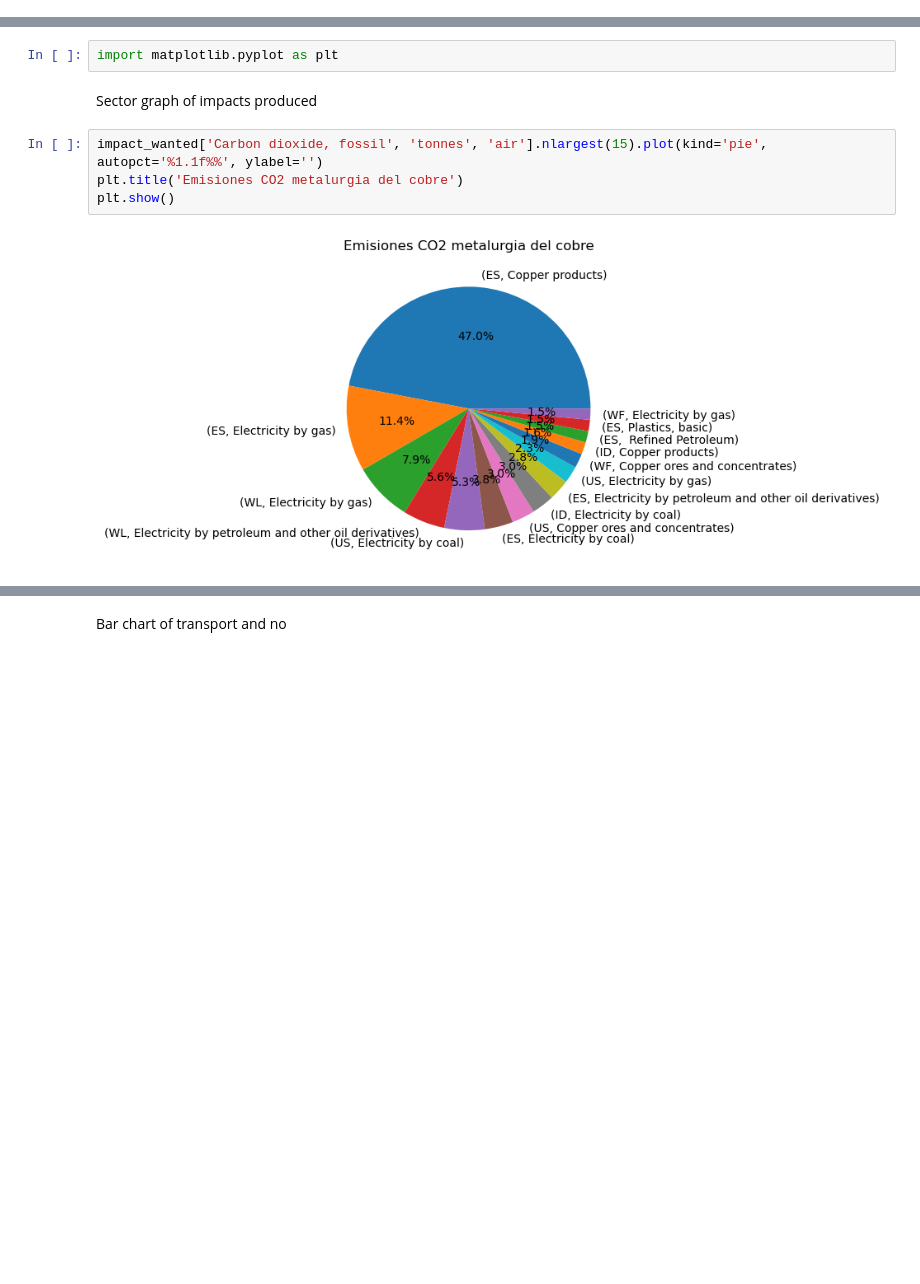
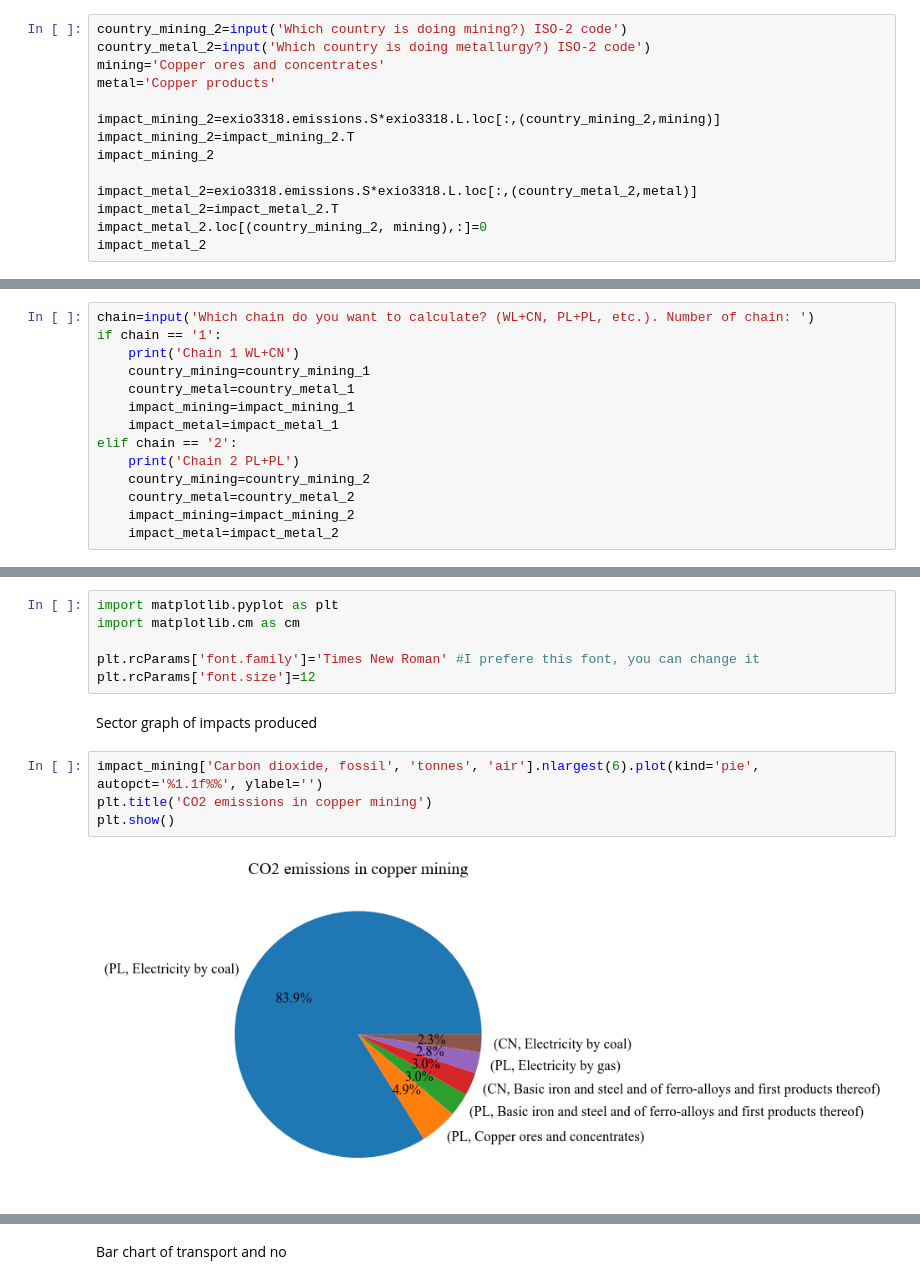
Before and after one commit to Martinez-Hernando/Exiobase_EU_ETS, a Jupyter notebook: Code_Exiobase_EU_ETS.ipynb, the cells around one changed output, grey strips where cells are left out. Saved outputs shown, nothing was run; the diff lists cells and outputs as text; blank space fills up the shorter version.

```diff
--- a/Code_Exiobase_EU_ETS.ipynb
+++ b/Code_Exiobase_EU_ETS.ipynb
@@ -356,0 +375,14 @@ impact_wanted.to_csv(f'{country}_{product}.txt', sep='\t', index=True, header=Tr
+# %%
+country_mining_2=input('Which country is doing mining?) ISO-2 code')
+country_metal_2=input('Which country is doing metallurgy?) ISO-2 code')
+mining='Copper ores and concentrates'
+metal='Copper products'
+
+impact_mining_2=exio3318.emissions.S*exio3318.L.loc[:,(country_mining_2,mining)]
+impact_mining_2=impact_mining_2.T
+impact_mining_2
+
+impact_metal_2=exio3318.emissions.S*exio3318.L.loc[:,(country_metal_2,metal)]
+impact_metal_2=impact_metal_2.T
+impact_metal_2.loc[(country_mining_2, mining),:]=0
+impact_metal_2
@@ -356,0 +441,14 @@ impact_wanted.to_csv(f'{country}_{product}.txt', sep='\t', index=True, header=Tr
+# %%
+chain=input('Which chain do you want to calculate? (WL+CN, PL+PL, etc.). Number of chain: ')
+if chain == '1':
+    print('Chain 1 WL+CN')
+    country_mining=country_mining_1
+    country_metal=country_metal_1
+    impact_mining=impact_mining_1
+    impact_metal=impact_metal_1
+elif chain == '2':
+    print('Chain 2 PL+PL')
+    country_mining=country_mining_2
+    country_metal=country_metal_2
+    impact_mining=impact_mining_2
+    impact_metal=impact_metal_2
@@ -557,11 +864,15 @@ Not saved
 # Figures
 # %%
 import matplotlib.pyplot as plt
+import matplotlib.cm as cm
+
+plt.rcParams['font.family']='Times New Roman' #I prefere this font, you can change it
+plt.rcParams['font.size']=12
 # %% [markdown]
 Sector graph of impacts produced
 # %%
-impact_wanted['Carbon dioxide, fossil', 'tonnes', 'air'].nlargest(15).plot(kind='pie', autopct='%1.1f%%', ylabel='')
-plt.title('Emisiones CO2 metalurgia del cobre')
+impact_mining['Carbon dioxide, fossil', 'tonnes', 'air'].nlargest(6).plot(kind='pie', autopct='%1.1f%%', ylabel='')
+plt.title('CO2 emissions in copper mining')
 plt.show()
 # %% [output]
-[figure, old version]
+[figure, new version]
```
Also changed, not shown: parts of 50 cells of this notebook.
